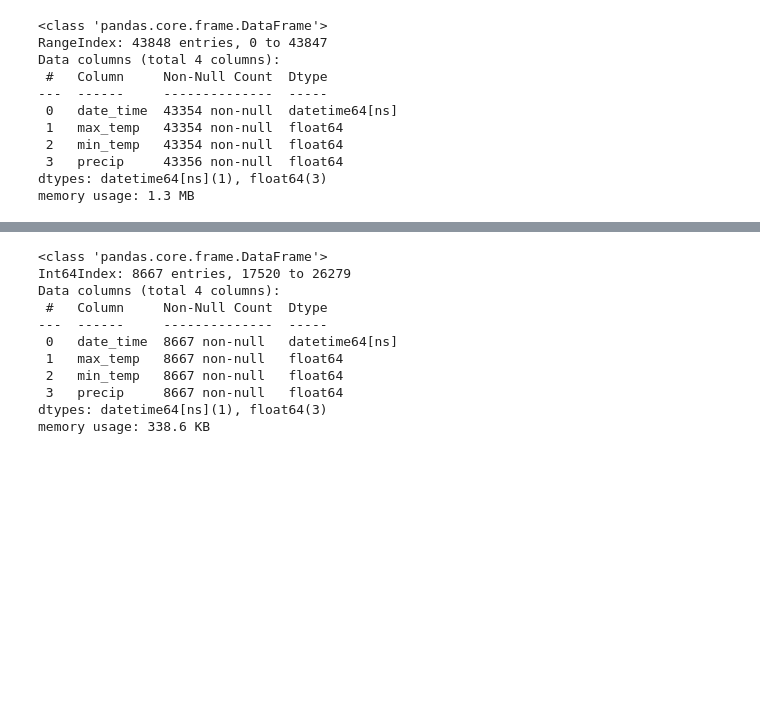
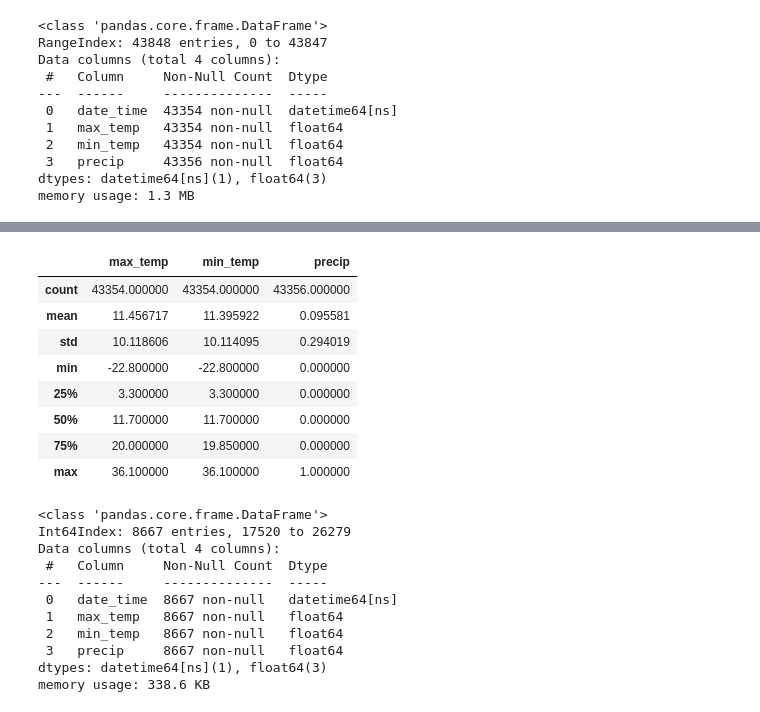
Before and after one commit to NiklasNesseler/ProjectNotFound, a Jupyter notebook: DSML_GroupProject_Boston2017.ipynb, the cells around one changed output, grey strips where cells are left out. Saved outputs shown, nothing was run; the diff lists cells and outputs as text; code cells hidden in the pictures; blank space fills up the shorter version.

```diff
--- a/DSML_GroupProject_Boston2017.ipynb
+++ b/DSML_GroupProject_Boston2017.ipynb
@@ -397,2 +390,14 @@ raw_weather_data.head(20)
+# %%
+raw_weather_data.describe()
+# %% [output]
+|  | max_temp | min_temp | precip |
+| count | 43354.000000 | 43354.000000 | 43356.000000 |
+| mean | 11.456717 | 11.395922 | 0.095581 |
+| std | 10.118606 | 10.114095 | 0.294019 |
+| min | -22.800000 | -22.800000 | 0.000000 |
+| 25% | 3.300000 | 3.300000 | 0.000000 |
+| 50% | 11.700000 | 11.700000 | 0.000000 |
+| 75% | 20.000000 | 19.850000 | 0.000000 |
+| max | 36.100000 | 36.100000 | 1.000000 |
 # %%
 first_date = datetime(year=2017,day=1,month=1)
```
Also changed, not shown: parts of 67 cells of this notebook.
